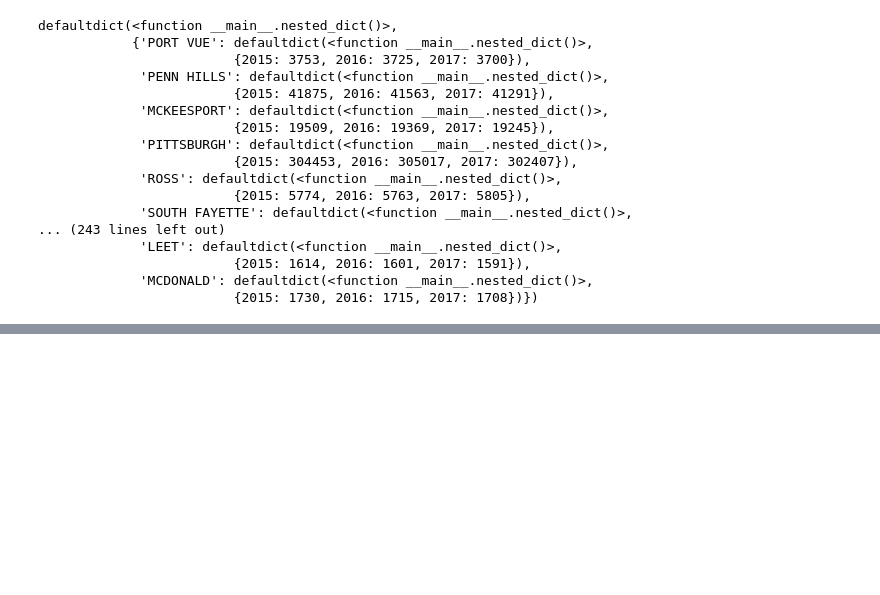
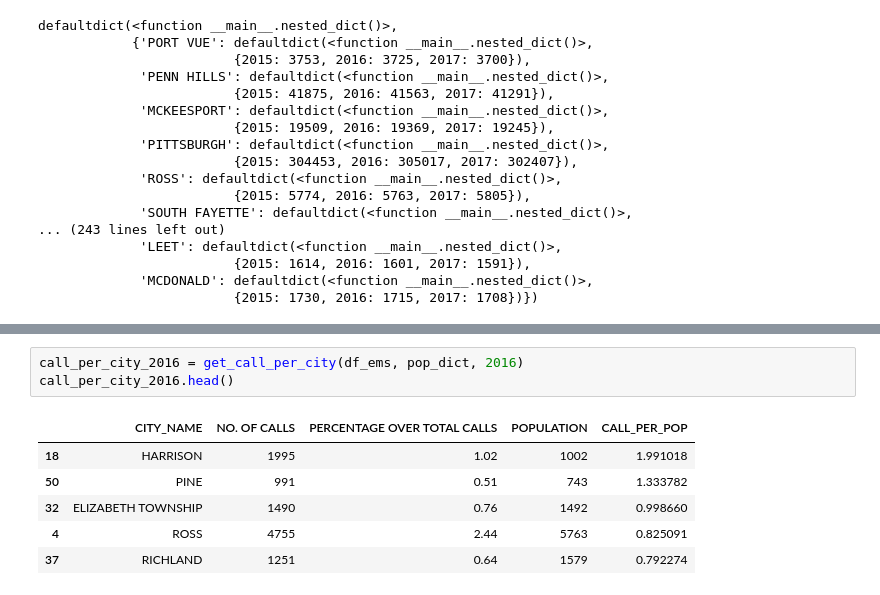
Before and after one commit to thoo/EMS-Dispatches-Pittsburgh, a Jupyter notebook: data_preprocessing.ipynb, the cells around one changed output, grey strips where cells are left out. Saved outputs shown, nothing was run; the diff lists cells and outputs as text; blank space fills up the shorter version.

```diff
--- a/data_preprocessing.ipynb
+++ b/data_preprocessing.ipynb
@@ -483,0 +357,10 @@ pwd
+# %%
+call_per_city_2016 = get_call_per_city(df_ems, pop_dict, 2016)
+call_per_city_2016.head()
+# %% [output]
+|  | CITY_NAME | NO. OF CALLS | PERCENTAGE OVER TOTAL CALLS | POPULATION | CALL_PER_POP |
+| 18 | HARRISON | 1995 | 1.02 | 1002 | 1.991018 |
+| 50 | PINE | 991 | 0.51 | 743 | 1.333782 |
+| 32 | ELIZABETH TOWNSHIP | 1490 | 0.76 | 1492 | 0.998660 |
+| 4 | ROSS | 4755 | 2.44 | 5763 | 0.825091 |
+| 37 | RICHLAND | 1251 | 0.64 | 1579 | 0.792274 |
```
Also changed, not shown: parts of 43 cells of this notebook.
